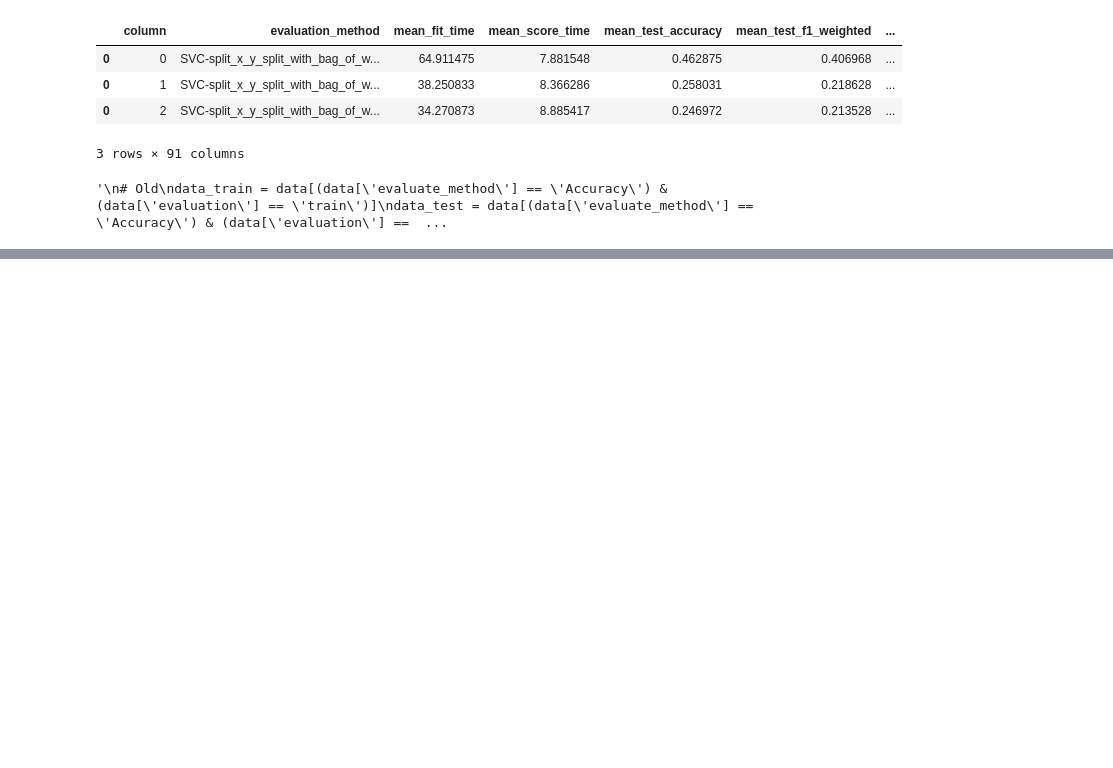
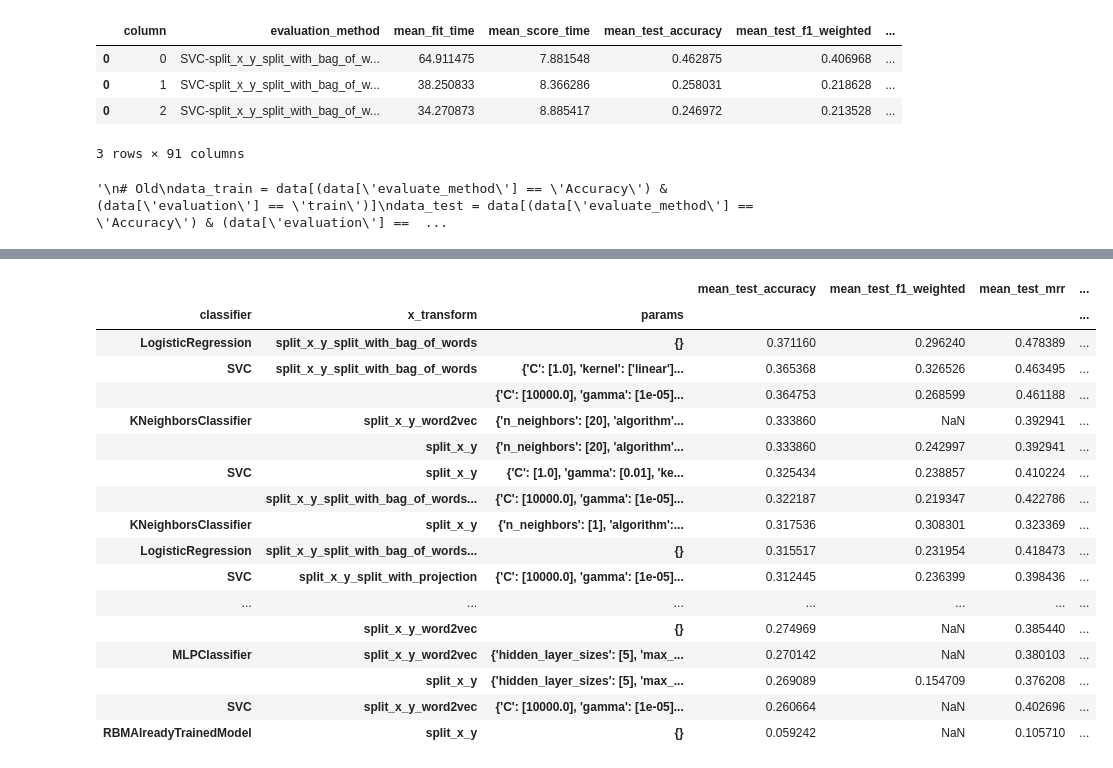
Before and after one commit to SrMouraSilva/RBM, a Jupyter notebook: experiments/notebooks/Results.ipynb, the cells around one changed output, grey strips where cells are left out. Saved outputs shown, nothing was run; the diff lists cells and outputs as text; code cells hidden in the pictures; blank space fills up the shorter version.

```diff
--- a/experiments/notebooks/Results.ipynb
+++ b/experiments/notebooks/Results.ipynb
@@ -139,0 +147,31 @@ mean_general
+# %%
+prefix = 'mean_test'
+columns = list(filter(lambda x: x.startswith(prefix), data.columns))
+
+values = []
+
+for column in columns:
+    _, value = compute_mean(data, column)
+    values.append(value)
+
+fill_result = pd.concat(values, axis=1)
+fill_result.sort_values('mean_test_accuracy', ascending=False)
+# %% [output]
+|  |  |  | mean_test_accuracy | mean_test_f1_weighted | mean_test_mrr | ... |
+| classifier | x_transform | params |  |  |  | ... |
+| LogisticRegression | split_x_y_split_with_bag_of_words | {} | 0.371160 | 0.296240 | 0.478389 | ... |
+| SVC | split_x_y_split_with_bag_of_words | {'C': [1.0], 'kernel': ['linear']... | 0.365368 | 0.326526 | 0.463495 | ... |
+|  |  | {'C': [10000.0], 'gamma': [1e-05]... | 0.364753 | 0.268599 | 0.461188 | ... |
+| KNeighborsClassifier | split_x_y_word2vec | {'n_neighbors': [20], 'algorithm'... | 0.333860 | NaN | 0.392941 | ... |
+|  | split_x_y | {'n_neighbors': [20], 'algorithm'... | 0.333860 | 0.242997 | 0.392941 | ... |
+| SVC | split_x_y | {'C': [1.0], 'gamma': [0.01], 'ke... | 0.325434 | 0.238857 | 0.410224 | ... |
+|  | split_x_y_split_with_bag_of_words... | {'C': [10000.0], 'gamma': [1e-05]... | 0.322187 | 0.219347 | 0.422786 | ... |
+| KNeighborsClassifier | split_x_y | {'n_neighbors': [1], 'algorithm':... | 0.317536 | 0.308301 | 0.323369 | ... |
+| LogisticRegression | split_x_y_split_with_bag_of_words... | {} | 0.315517 | 0.231954 | 0.418473 | ... |
+| SVC | split_x_y_split_with_projection | {'C': [10000.0], 'gamma': [1e-05]... | 0.312445 | 0.236399 | 0.398436 | ... |
+| ... | ... | ... | ... | ... | ... | ... |
+|  | split_x_y_word2vec | {} | 0.274969 | NaN | 0.385440 | ... |
+| MLPClassifier | split_x_y_word2vec | {'hidden_layer_sizes': [5], 'max_... | 0.270142 | NaN | 0.380103 | ... |
+|  | split_x_y | {'hidden_layer_sizes': [5], 'max_... | 0.269089 | 0.154709 | 0.376208 | ... |
+| SVC | split_x_y_word2vec | {'C': [10000.0], 'gamma': [1e-05]... | 0.260664 | NaN | 0.402696 | ... |
+| RBMAlreadyTrainedModel | split_x_y | {} | 0.059242 | NaN | 0.105710 | ... |
```
Also changed, not shown: parts of 6 cells of this notebook, 11 other files.
